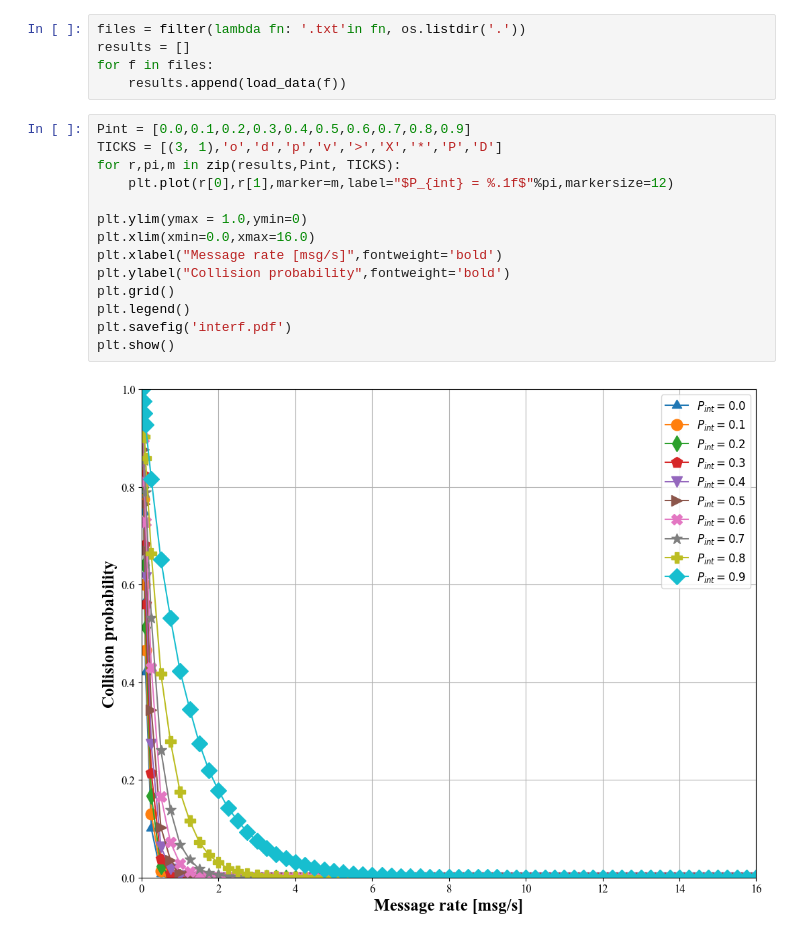
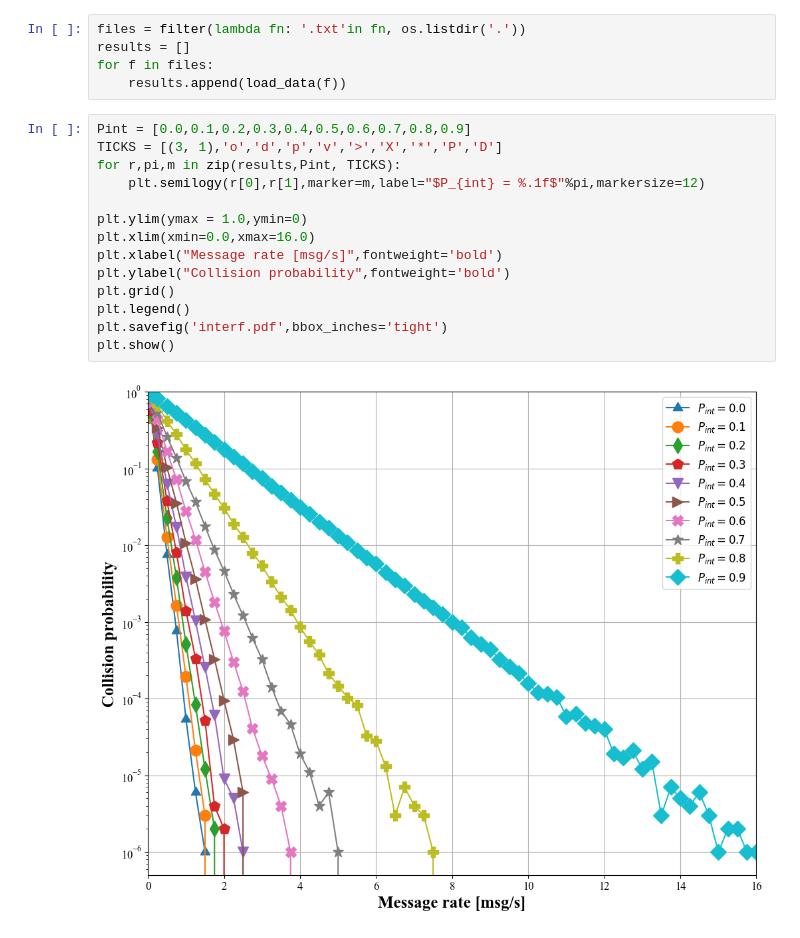
Before and after one commit to ingframin/vocabs2, a Jupyter notebook: results/interference/interf.ipynb, the cells around one changed output. Cells and saved outputs as stored; diff of their text form.

```diff
--- a/results/interference/interf.ipynb
+++ b/results/interference/interf.ipynb
@@ -40,16 +40,16 @@ for f in files:
 # %%
 Pint = [0.0,0.1,0.2,0.3,0.4,0.5,0.6,0.7,0.8,0.9]
 TICKS = [(3, 1),'o','d','p','v','>','X','*','P','D']
 for r,pi,m in zip(results,Pint, TICKS):
-    plt.plot(r[0],r[1],marker=m,label="$P_{int} = %.1f$"%pi,markersize=12)
+    plt.semilogy(r[0],r[1],marker=m,label="$P_{int} = %.1f$"%pi,markersize=12)
 
 plt.ylim(ymax = 1.0,ymin=0)
 plt.xlim(xmin=0.0,xmax=16.0)
 plt.xlabel("Message rate [msg/s]",fontweight='bold')
 plt.ylabel("Collision probability",fontweight='bold')
 plt.grid()
 plt.legend()
-plt.savefig('interf.pdf')
+plt.savefig('interf.pdf',bbox_inches='tight')
 plt.show()
 # %% [output]
-[figure, old version]
+[figure, new version]
```
Also changed, not shown: 2 other files.
